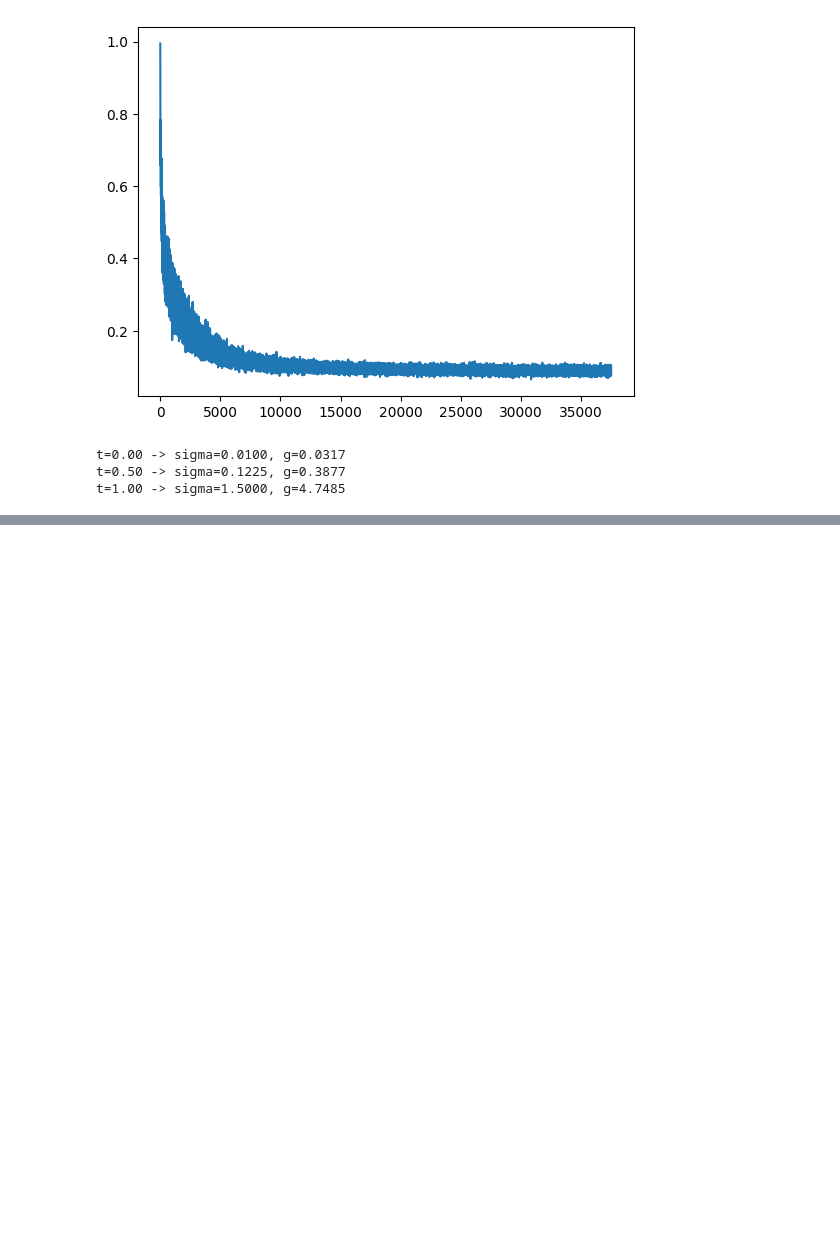
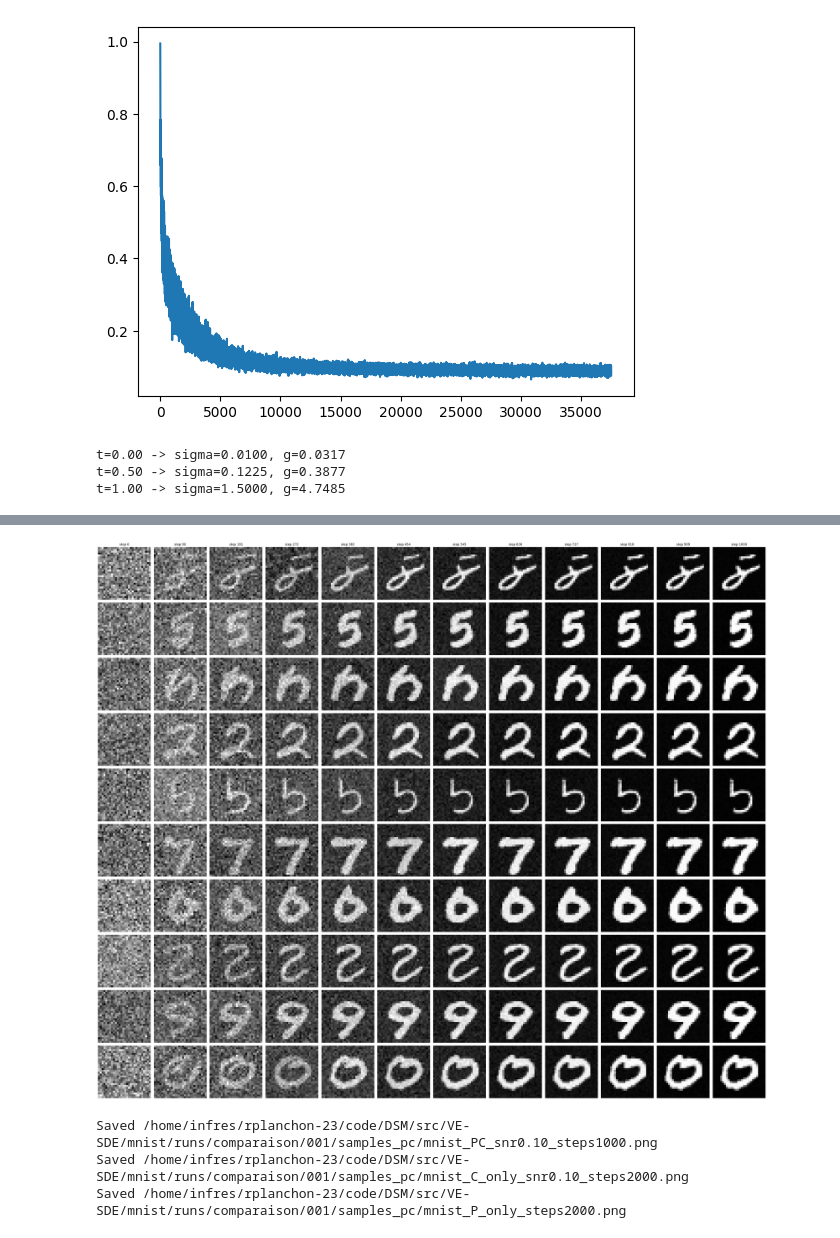
Before and after one commit to Loudwig/DSM, a Jupyter notebook: src/VE-SDE/mnist/eval.ipynb, the cells around one changed output, grey strips where cells are left out. Cells and saved outputs as stored; diff of their text form; code cells hidden in the pictures; blank space fills up the shorter version.

```diff
--- a/src/VE-SDE/mnist/eval.ipynb
+++ b/src/VE-SDE/mnist/eval.ipynb
@@ -462,0 +407,20 @@ Snapshot steps: [0, 250, 500, 750, 1000]
+# %%
+num_samples = 16
+num_steps = 1000
+n_corrector_steps = 1
+snr = 0.15
+
+# par ex. 7 niveaux: init, 5 intermédiaires, final
+x_final, snapshots = pc_sampler_ve_snr_traj(
+    num_samples=num_samples,
+    num_steps=num_steps,
+    n_corrector_steps=n_corrector_steps,
+    snr=snr,
+    eps=1e-5,
+    n_levels=12,
+)
+# %%
+
+plot_pc_snr_evolution(snapshots, n_display=10)
+# %% [output]
+[figure, added]
@@ -462,0 +542,55 @@ Snapshot steps: [0, 250, 500, 750, 1000]
+# %%
+# %% [PC vs C-only vs P-only comparison]
+
+num_samples = 8
+num_steps = 1000
+n_corrector_steps = 2
+snr_ref = 0.1
+
+torch.manual_seed(0)
+x_pc = pc_sampler_ve_snr_wrapper(
+    num_samples=num_samples,
+    num_steps=num_steps,
+    n_corrector_steps=n_corrector_steps,
+    snr=snr_ref,
+)
+
+torch.manual_seed(0)
+x_p_only = p_only_sampler_ve(
+    num_samples=num_samples,
+    num_steps=2*num_steps,
+)
+
+torch.manual_seed(0)
+x_c_only = c_only_sampler_ve_snr(
+    num_samples=num_samples,
+    num_steps=2*num_steps,
+    n_corrector_steps=n_corrector_steps,
+    snr=snr_ref,
+)
+
+# save grids
+save_grid(
+    x_pc,
+    nrow=8,
+    filename=f"mnist_PC_snr{snr_ref:.2f}_steps{num_steps}.png",
+    title=f"PC sampler (snr={snr_ref}, steps={num_steps})",
+)
+
+save_grid(
+    x_c_only,
+    nrow=8,
+    filename=f"mnist_C_only_snr{snr_ref:.2f}_steps{2*num_steps}.png",
+    title=f"C-only sampler (snr={snr_ref}, steps={2*num_steps})",
+)
+
+save_grid(
+    x_p_only,
+    nrow=8,
+    filename=f"mnist_P_only_steps{2*num_steps}.png",
+    title=f"P-only sampler (steps={2*num_steps})",
+)
+# %% [output]
+Saved /home/infres/rplanchon-23/code/DSM/src/VE-SDE/mnist/runs/comparaison/001/samples_pc/mnist_PC_snr0.10_steps1000.png
+Saved /home/infres/rplanchon-23/code/DSM/src/VE-SDE/mnist/runs/comparaison/001/samples_pc/mnist_C_only_snr0.10_steps2000.png
+Saved /home/infres/rplanchon-23/code/DSM/src/VE-SDE/mnist/runs/comparaison/001/samples_pc/mnist_P_only_steps2000.png
```
Also changed, not shown: parts of 19 cells of this notebook, 31 other files.
